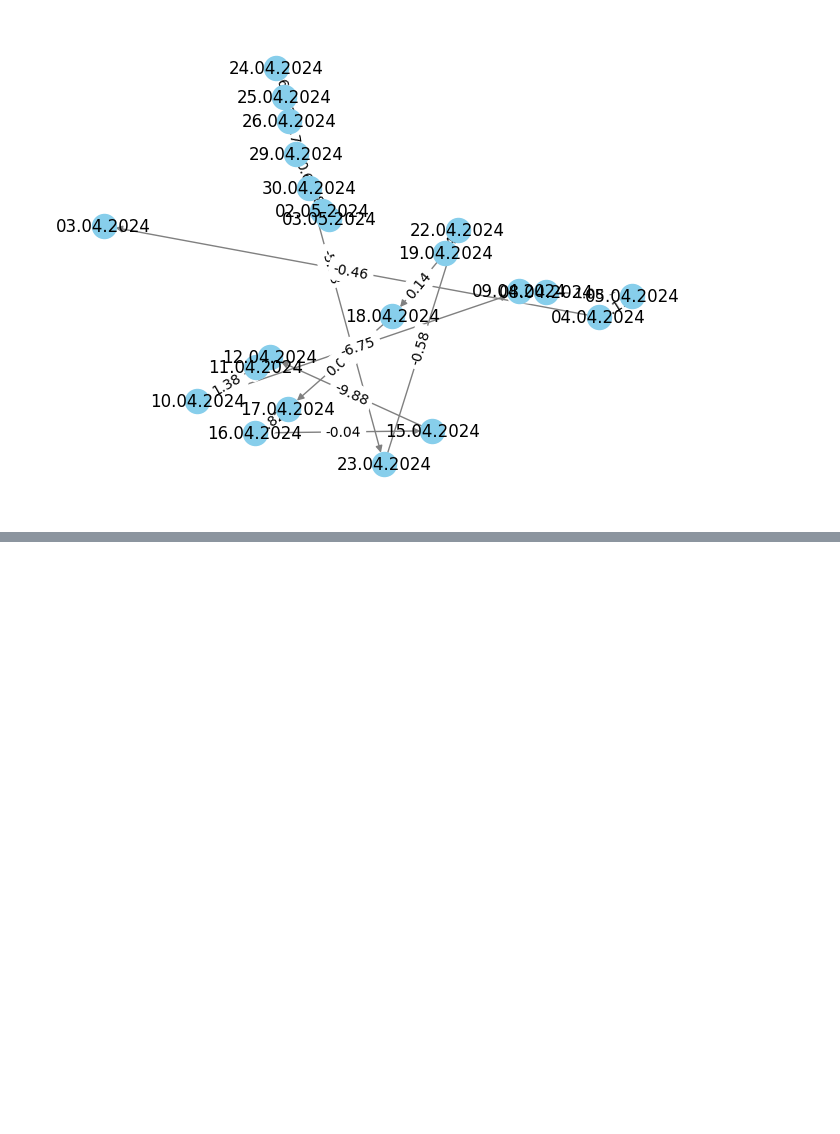
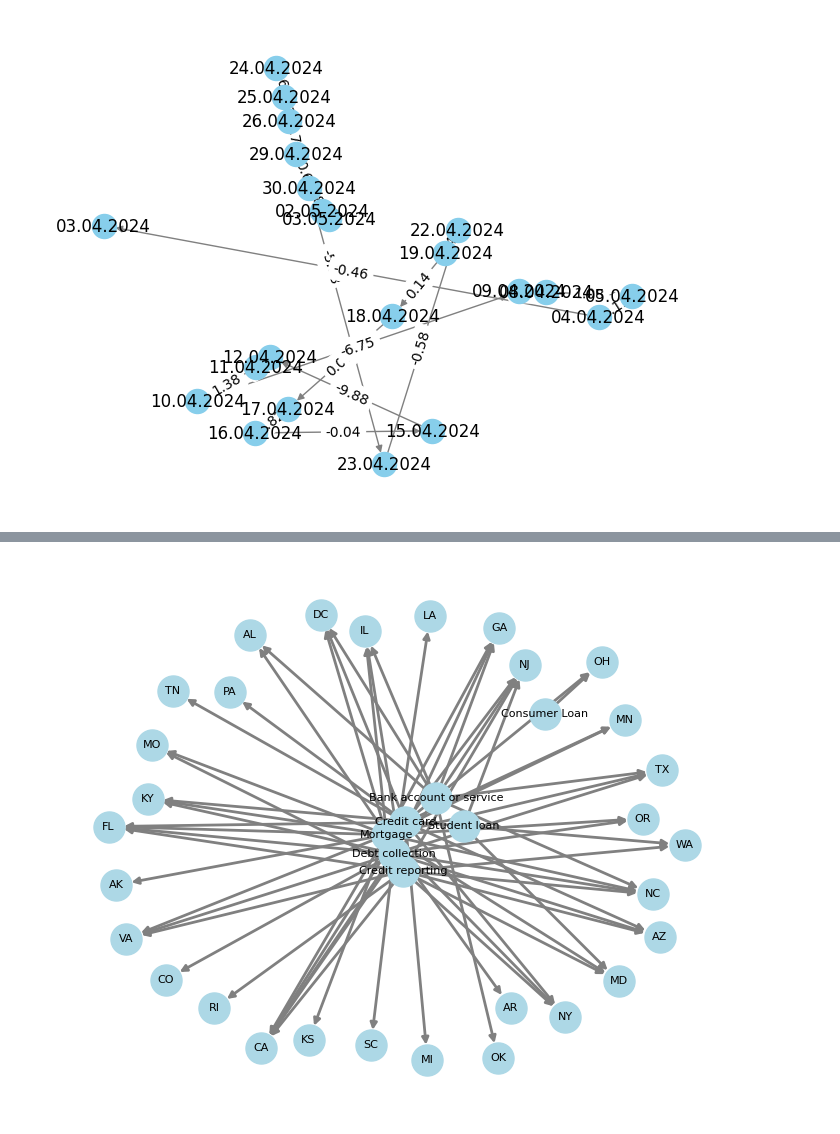
Before and after one commit to LisanRios/Mate-3, a Jupyter notebook: Tp 1 grafos/Tp_Grafos_Lisandro_Rios.ipynb, the cells around one changed output, grey strips where cells are left out. Drawn from its saved outputs; the diff is of its cells as text; code cells hidden in the pictures; blank space fills up the shorter version.

```diff
--- a/Tp 1 grafos/Tp_Grafos_Lisandro_Rios.ipynb
+++ b/Tp 1 grafos/Tp_Grafos_Lisandro_Rios.ipynb
@@ -262,0 +182,23 @@ plt.show()
+# %%
+import pandas as pd
+import networkx as nx
+import re
+import requests
+from bs4 import BeautifulSoup
+import matplotlib.pyplot as plt
+
+df = pd.read_csv("consumer_complaints.csv")
+df_b = pd.DataFrame(df)
+
+DG = nx.DiGraph()
+for i in range(0, len(df_b)):
+ DG.add_edge(df_b.iloc[i]['product'], df_b.iloc[i]['state'])
+ i = i + 1
+
+fig, ax = plt.subplots(figsize=(9,7))
+DG.nodes(data=True)
+nx.draw(DG, node_color="lightblue", edge_color="gray", font_size=8, width=2, with_labels=True,
+ node_size=500)
+plt.show()
+# %% [output]
+[figure, added]
```
Also changed, not shown: parts of 2 cells of this notebook, 8 other files.
